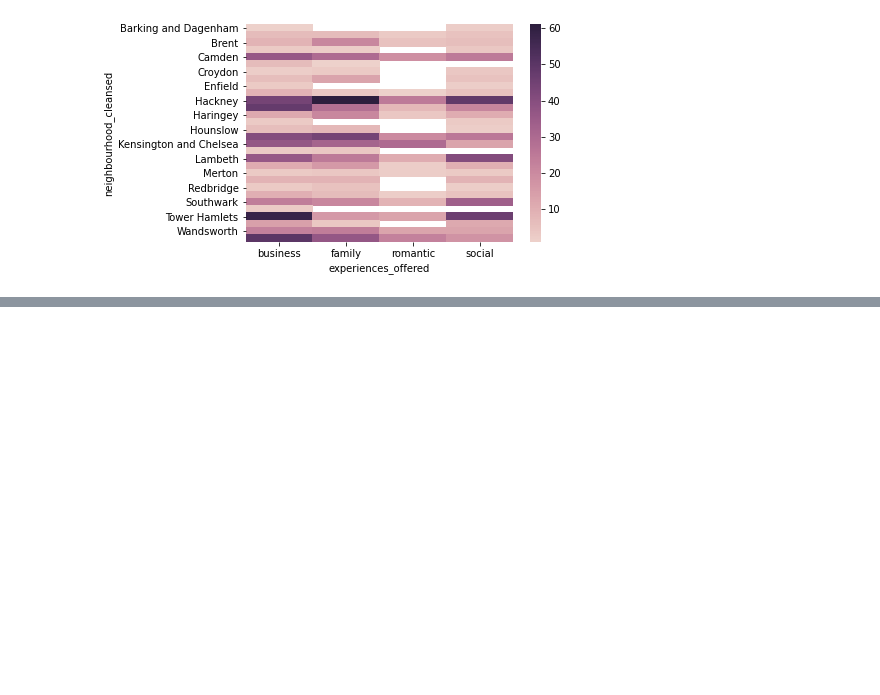
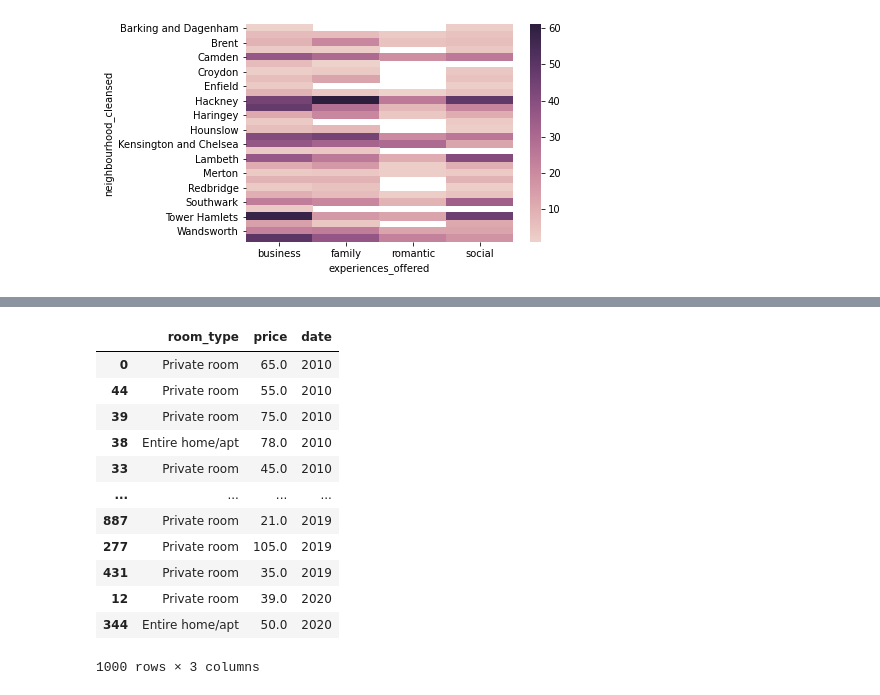
Before and after one commit to AydarZaripov/SQL_project, a Jupyter notebook: SQL_lesson_hw.ipynb, the cells around one changed output, grey strips where cells are left out. Saved outputs shown, nothing was run; the diff lists cells and outputs as text; code cells hidden in the pictures; blank space fills up the shorter version.

```diff
--- a/SQL_lesson_hw.ipynb
+++ b/SQL_lesson_hw.ipynb
@@ -114,0 +204,16 @@ sns.heatmap(df5_1, cmap=sns.cubehelix_palette(as_cmap=True))
+# %%
+df7
+# %% [output]
+|  | room_type | price | date |
+| 0 | Private room | 65.0 | 2010 |
+| 44 | Private room | 55.0 | 2010 |
+| 39 | Private room | 75.0 | 2010 |
+| 38 | Entire home/apt | 78.0 | 2010 |
+| 33 | Private room | 45.0 | 2010 |
+| ... | ... | ... | ... |
+| 887 | Private room | 21.0 | 2019 |
+| 277 | Private room | 105.0 | 2019 |
+| 431 | Private room | 35.0 | 2019 |
+| 12 | Private room | 39.0 | 2020 |
+| 344 | Entire home/apt | 50.0 | 2020 |
+1000 rows × 3 columns
```
Also changed, not shown: parts of 14 cells of this notebook.
